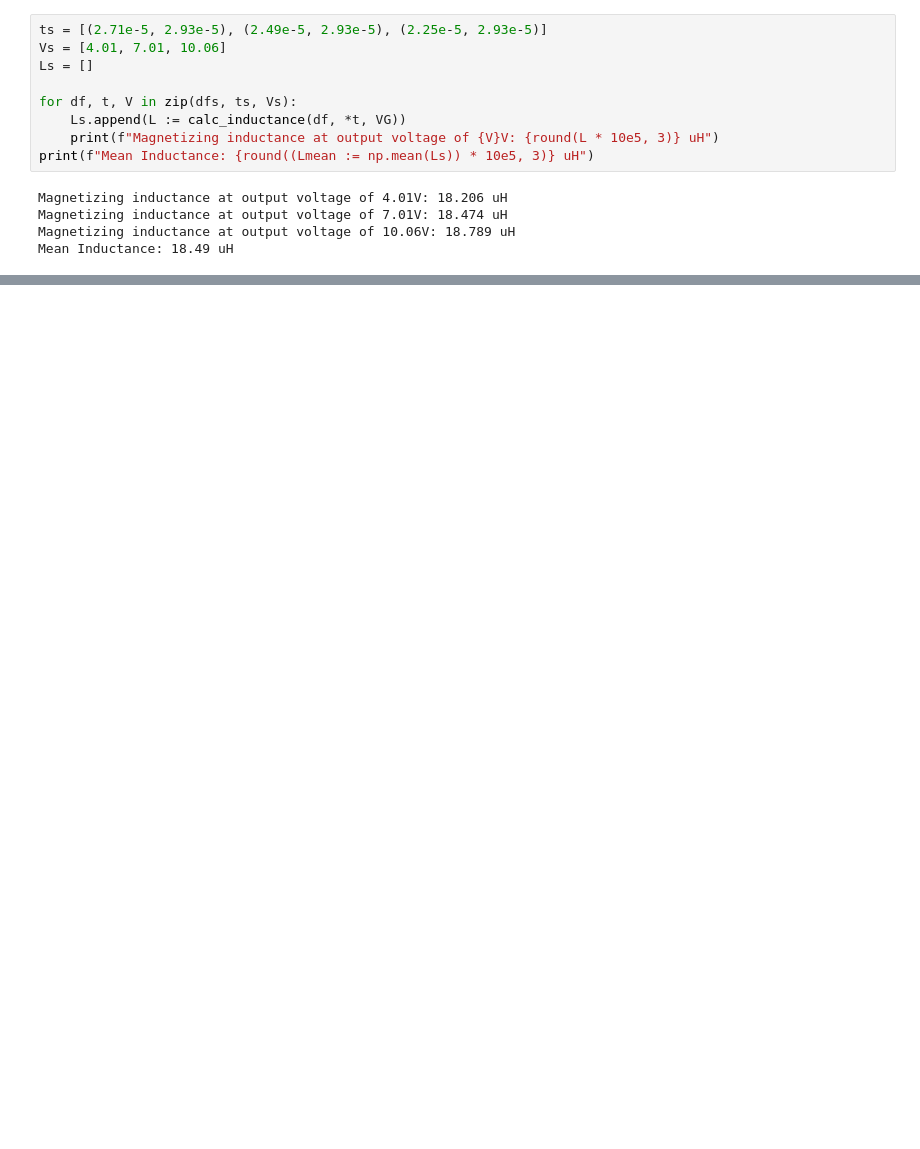
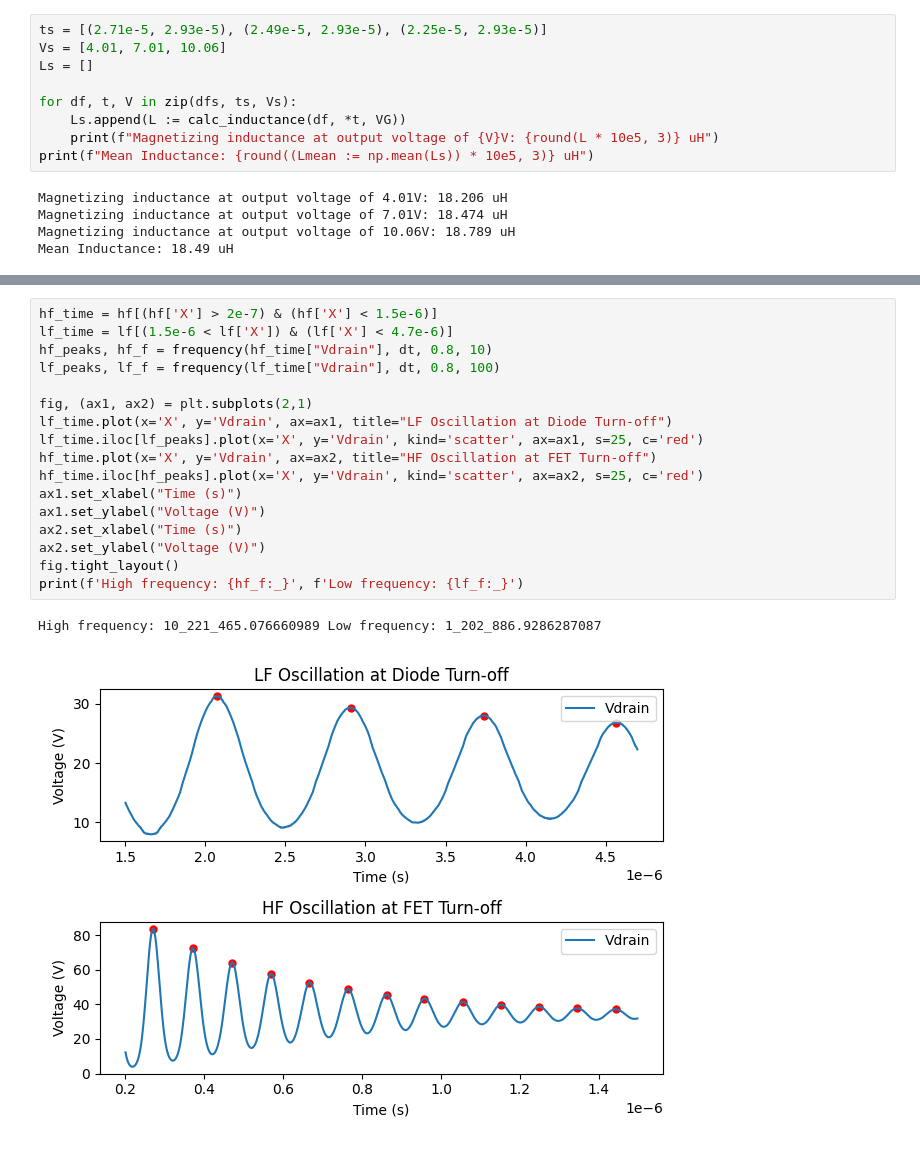
Before and after one commit to amit-kumarh/power-electronics, a Jupyter notebook: assignments/06-lab/report.ipynb, the cells around one changed output, grey strips where cells are left out. Saved outputs shown, nothing was run; the diff lists cells and outputs as text; blank space fills up the shorter version.

```diff
--- a/assignments/06-lab/report.ipynb
+++ b/assignments/06-lab/report.ipynb
@@ -139,0 +310,20 @@ Mean Inductance: 18.49 uH
+# %%
+hf_time = hf[(hf['X'] > 2e-7) & (hf['X'] < 1.5e-6)]
+lf_time = lf[(1.5e-6 < lf['X']) & (lf['X'] < 4.7e-6)]
+hf_peaks, hf_f = frequency(hf_time["Vdrain"], dt, 0.8, 10)
+lf_peaks, lf_f = frequency(lf_time["Vdrain"], dt, 0.8, 100)
+
+fig, (ax1, ax2) = plt.subplots(2,1)
+lf_time.plot(x='X', y='Vdrain', ax=ax1, title="LF Oscillation at Diode Turn-off")
+lf_time.iloc[lf_peaks].plot(x='X', y='Vdrain', kind='scatter', ax=ax1, s=25, c='red')
+hf_time.plot(x='X', y='Vdrain', ax=ax2, title="HF Oscillation at FET Turn-off")
+hf_time.iloc[hf_peaks].plot(x='X', y='Vdrain', kind='scatter', ax=ax2, s=25, c='red')
+ax1.set_xlabel("Time (s)")
+ax1.set_ylabel("Voltage (V)")
+ax2.set_xlabel("Time (s)")
+ax2.set_ylabel("Voltage (V)")
+fig.tight_layout()
+print(f'High frequency: {hf_f:_}', f'Low frequency: {lf_f:_}')
+# %% [output]
+High frequency: 10_221_465.076660989 Low frequency: 1_202_886.9286287087
+[figure, added]
```
Also changed, not shown: parts of 43 cells of this notebook, 10 other files.
